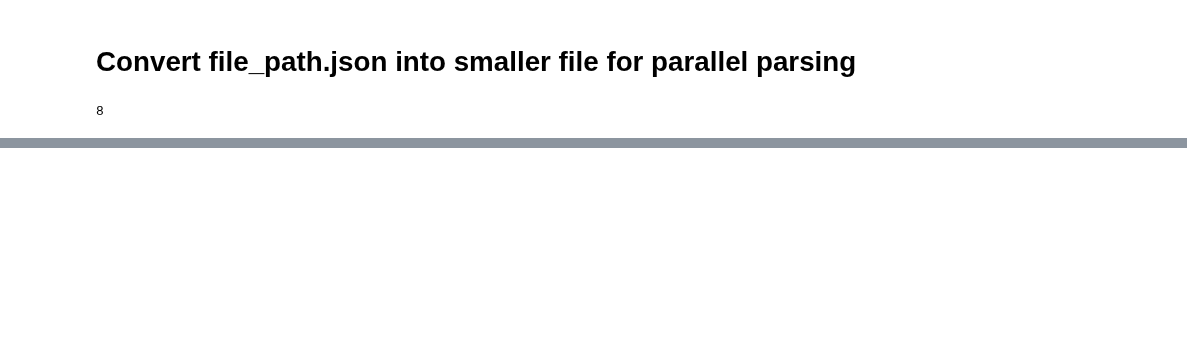
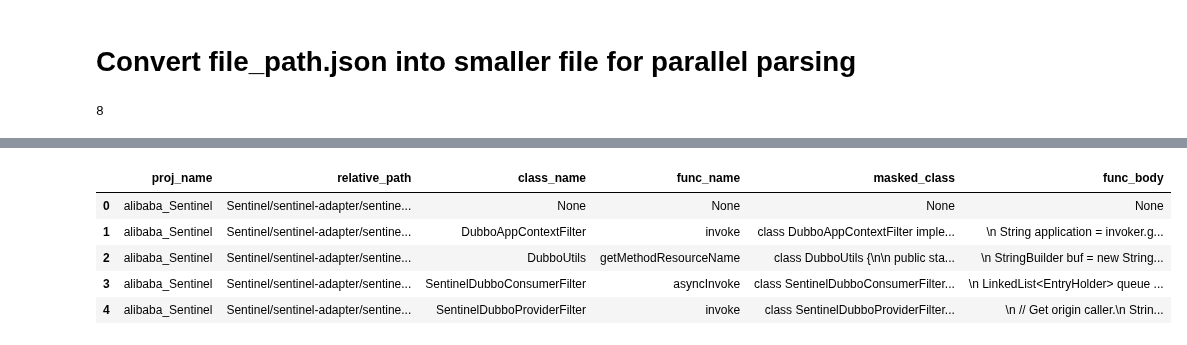
Before and after one commit to echodrift/code-generation, a Jupyter notebook: java_data/check.ipynb, the cells around one changed output, grey strips where cells are left out. Saved outputs shown, nothing was run; the diff lists cells and outputs as text; code cells hidden in the pictures; blank space fills up the shorter version.

```diff
--- a/java_data/check.ipynb
+++ b/java_data/check.ipynb
@@ -211,3 +211,7 @@ for project in paths:
     project_file = f"/var/data/lvdthieu/code-generation/java_data/data/new-projects/project_{project_name}.json"
     with open(project_file, "w") as f:
         json.dump({project: paths[project]}, f)
+# %%
+import pandas as pd
+
+df = pd.read_parquet("/var/data/lvdthieu/code-generation/java_data/data/data/new-8-projects.parquet", "fastparquet")
@@ -213,0 +226,9 @@ for project in paths:
+# %%
+df.head()
+# %% [output]
+|  | proj_name | relative_path | class_name | func_name | masked_class | func_body |
+| 0 | alibaba_Sentinel | Sentinel/sentinel-adapter/sentine... | None | None | None | None |
+| 1 | alibaba_Sentinel | Sentinel/sentinel-adapter/sentine... | DubboAppContextFilter | invoke | class DubboAppContextFilter imple... | \n String application = invoker.g... |
+| 2 | alibaba_Sentinel | Sentinel/sentinel-adapter/sentine... | DubboUtils | getMethodResourceName | class DubboUtils {\n\n public sta... | \n StringBuilder buf = new String... |
+| 3 | alibaba_Sentinel | Sentinel/sentinel-adapter/sentine... | SentinelDubboConsumerFilter | asyncInvoke | class SentinelDubboConsumerFilter... | \n LinkedList<EntryHolder> queue ... |
+| 4 | alibaba_Sentinel | Sentinel/sentinel-adapter/sentine... | SentinelDubboProviderFilter | invoke | class SentinelDubboProviderFilter... | \n // Get origin caller.\n Strin... |
```
Also changed, not shown: parts of 5 cells of this notebook, 7 other files.
